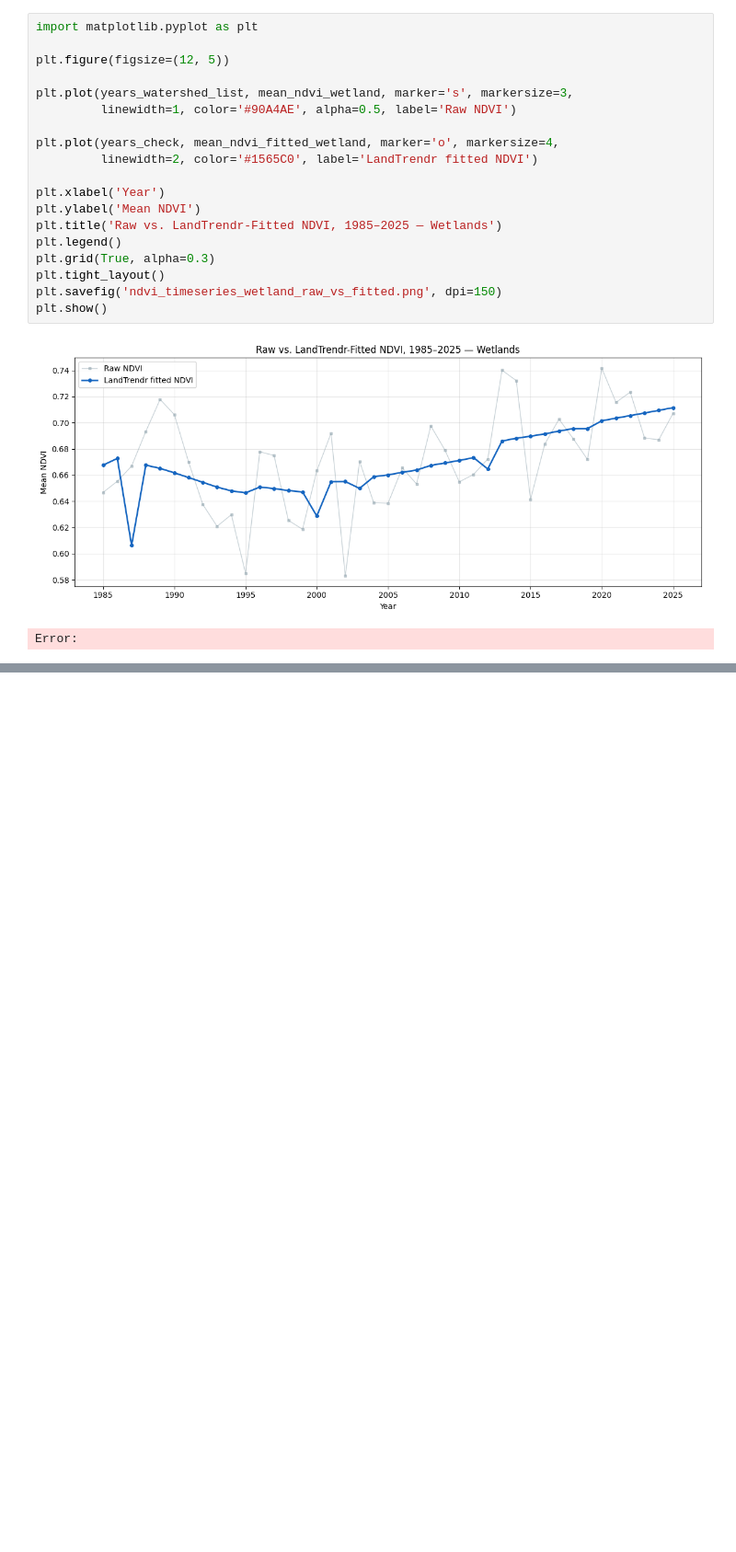
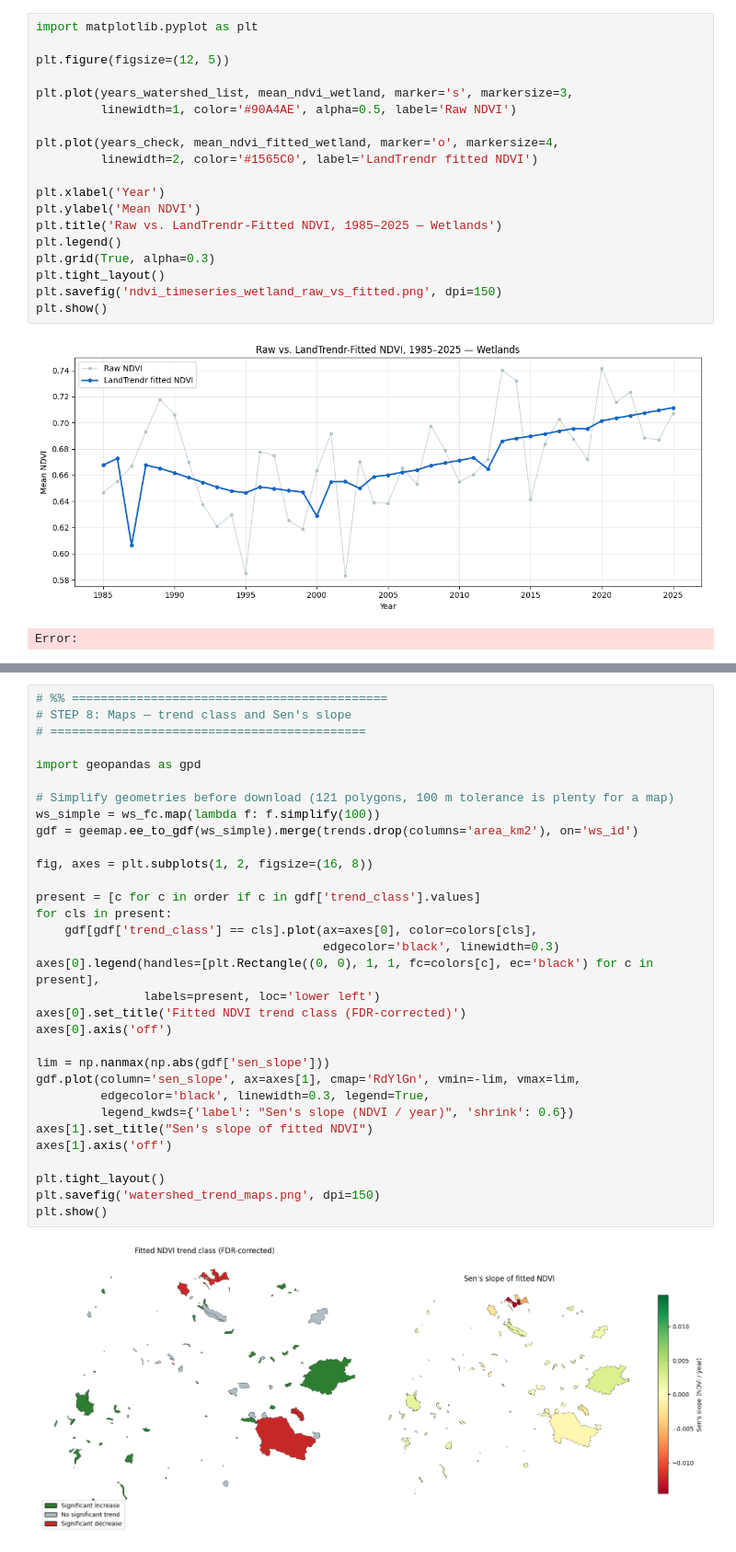
Before and after one commit to Mohammed777777777/Oil-Sand-Monitoring, a Jupyter notebook: TimeSeries_Wetland_OSM.ipynb, the cells around one changed output, grey strips where cells are left out. Shown at 92% size. Saved outputs shown, nothing was run; the diff lists cells and outputs as text; blank space fills up the shorter version.

```diff
--- a/TimeSeries_Wetland_OSM.ipynb
+++ b/TimeSeries_Wetland_OSM.ipynb
@@ -995,0 +1256,34 @@ Error:
+# %%
+# %% ============================================
+# STEP 8: Maps — trend class and Sen's slope
+# ============================================
+
+import geopandas as gpd
+
+# Simplify geometries before download (121 polygons, 100 m tolerance is plenty for a map)
+ws_simple = ws_fc.map(lambda f: f.simplify(100))
+gdf = geemap.ee_to_gdf(ws_simple).merge(trends.drop(columns='area_km2'), on='ws_id')
+
+fig, axes = plt.subplots(1, 2, figsize=(16, 8))
+
+present = [c for c in order if c in gdf['trend_class'].values]
+for cls in present:
+    gdf[gdf['trend_class'] == cls].plot(ax=axes[0], color=colors[cls],
+                                        edgecolor='black', linewidth=0.3)
+axes[0].legend(handles=[plt.Rectangle((0, 0), 1, 1, fc=colors[c], ec='black') for c in present],
+               labels=present, loc='lower left')
+axes[0].set_title('Fitted NDVI trend class (FDR-corrected)')
+axes[0].axis('off')
+
+lim = np.nanmax(np.abs(gdf['sen_slope']))
+gdf.plot(column='sen_slope', ax=axes[1], cmap='RdYlGn', vmin=-lim, vmax=lim,
+         edgecolor='black', linewidth=0.3, legend=True,
+         legend_kwds={'label': "Sen's slope (NDVI / year)", 'shrink': 0.6})
+axes[1].set_title("Sen's slope of fitted NDVI")
+axes[1].axis('off')
+
+plt.tight_layout()
+plt.savefig('watershed_trend_maps.png', dpi=150)
+plt.show()
+# %% [output]
+[figure, added]
```
Also changed, not shown: parts of 29 cells of this notebook, 1 other file.
